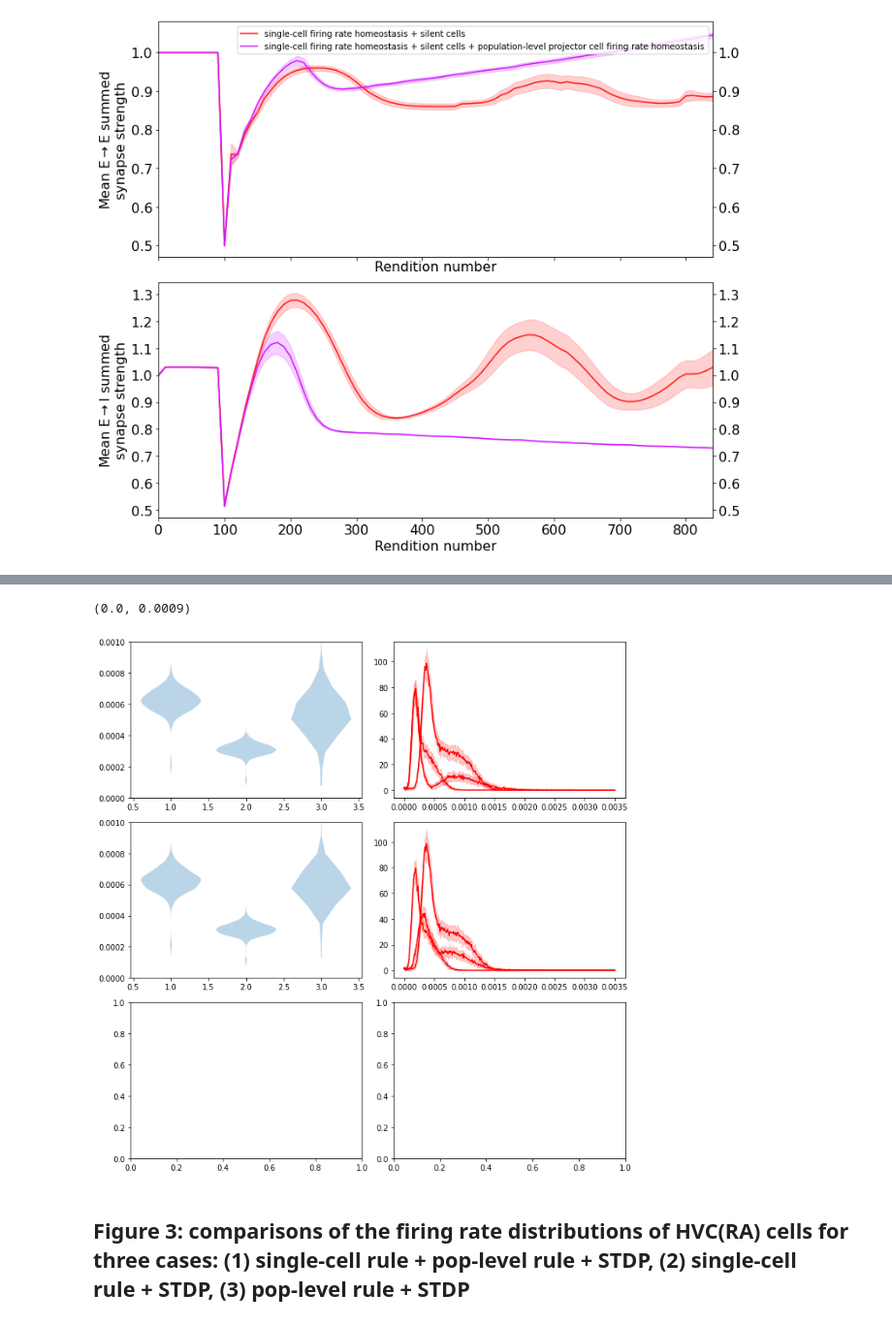
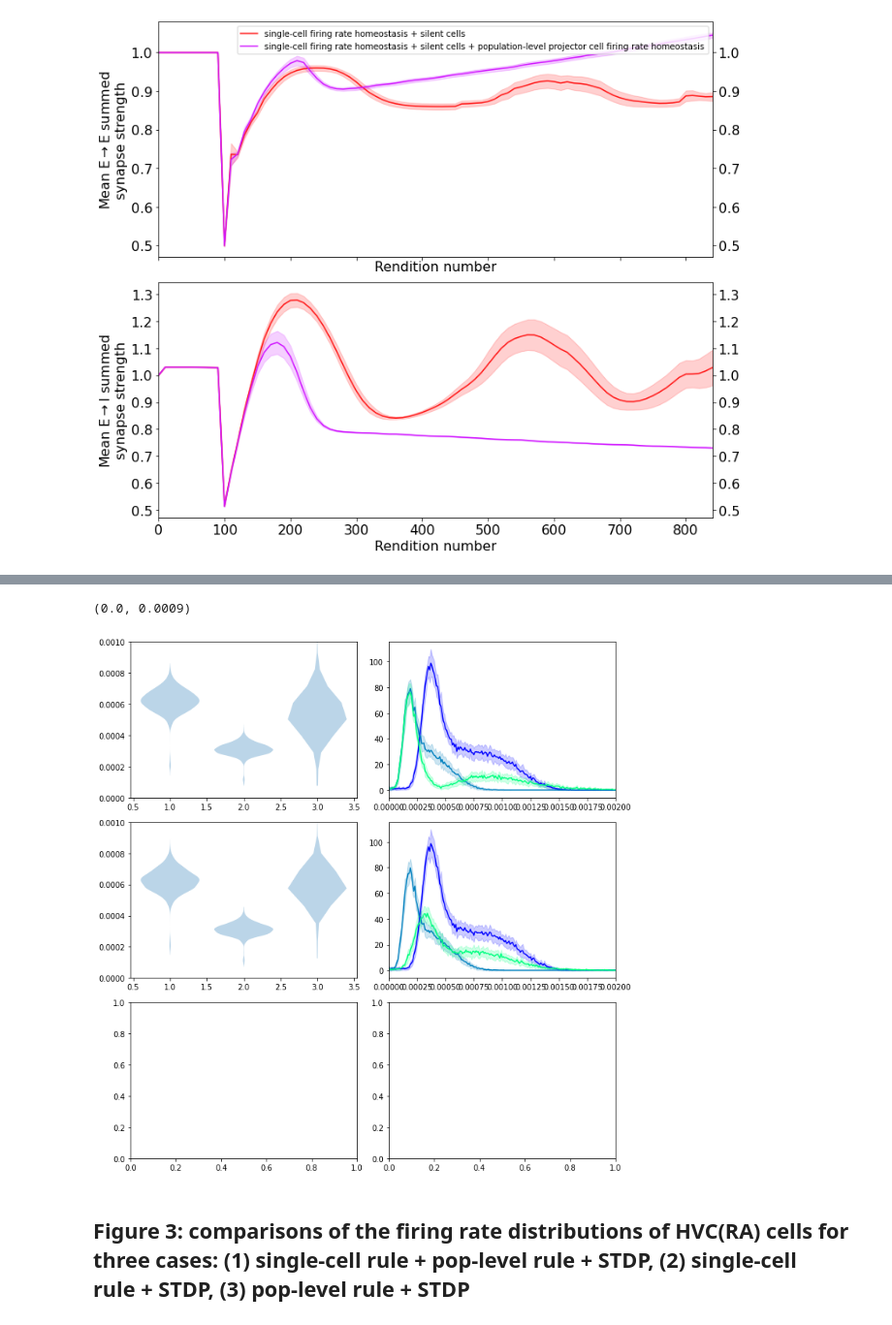
Before and after one commit to davidgbe/synfire_chain_growth, a Jupyter notebook: paper_figures_21_05_05/paper_figs_circa_21_12/firing_rate_homeostasis_sims_and_figs_21_12_07/chains_with_silent_cells_exp_21_12_07/dist_ordered_stdp_mimic_12_21_07/paper_figures_nb_21_05_06.ipynb, the cells around one changed output, grey strips where cells are left out. Shown at 97% size. Saved outputs shown, nothing was run; the diff lists cells and outputs as text; code cells hidden in the pictures.

```diff
--- a/paper_figures_21_05_05/paper_figs_circa_21_12/firing_rate_homeostasis_sims_and_figs_21_12_07/chains_with_silent_cells_exp_21_12_07/dist_ordered_stdp_mimic_12_21_07/paper_figures_nb_21_05_06.ipynb
+++ b/paper_figures_21_05_05/paper_figs_circa_21_12/firing_rate_homeostasis_sims_and_figs_21_12_07/chains_with_silent_cells_exp_21_12_07/dist_ordered_stdp_mimic_12_21_07/paper_figures_nb_21_05_06.ipynb
@@ -588,25 +589,26 @@ pickle.dump(all_weight_dist_info, open('parsed_data_3.p', 'wb'))
 # %%
 scale = 1
 fig, axs = plt.subplots(3, 2, sharex=False, sharey=False, figsize=(10 * scale, 10 * scale))
 
-colors = get_equally_spaced_colors(3)
+colors = get_equally_spaced_colors(3, cmap='winter')
 
 for k, dist_data_for_name in enumerate(all_weight_dist_info):
     if len(dist_data_for_name) > 0:
         axs[k, 0].violinplot(dist_data_for_name['mean_summed_incoming_weights'], showmeans=False, showextrema=False, widths=0.8 * np.ones(3))
         axs[k, 0].set_ylim(0, 0.001)
         bins = dist_data_for_name['summed_weight_bins']
         for i_t, means in enumerate(dist_data_for_name['mean_weight_dists']):
             stds = dist_data_for_name['std_weight_dists'][i_t]
 
-            axs[k, 1].fill_between(bins, means - stds, means + stds, color='red', alpha=0.2)
-            axs[k, 1].plot(bins, means, color='red')
+            axs[k, 1].fill_between(bins, means - stds, means + stds, color=colors[i_t], alpha=0.2)
+            axs[k, 1].plot(bins, means, color=colors[i_t])
+        axs[k, 1].set_xlim(0, 0.002)
 
 fig.tight_layout()
 ax.set_ylim(0, 0.0009)
 # %% [output]
 (0.0, 0.0009)
-[figure, old version]
+[figure, new version]
 # %%
 def make_figure_3(names, ylim=(0, 8), trials=[3], timepoints = [0, 10, 12, 299]):
     all_dirs = []
```
Also changed, not shown: parts of 3 cells of this notebook.
